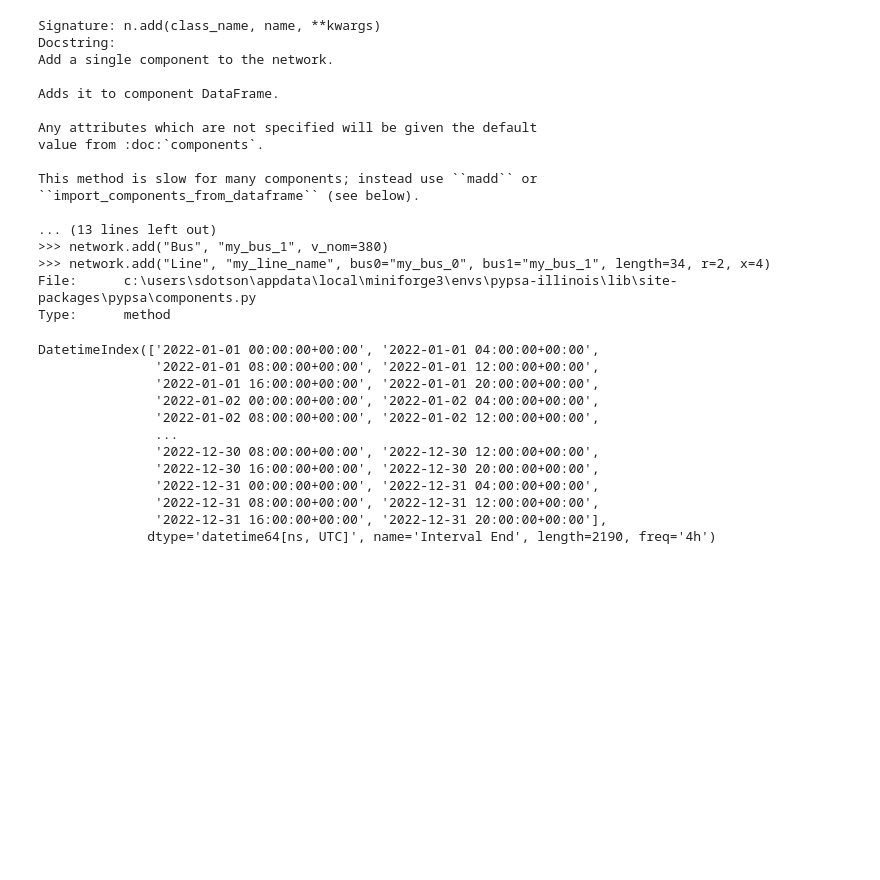
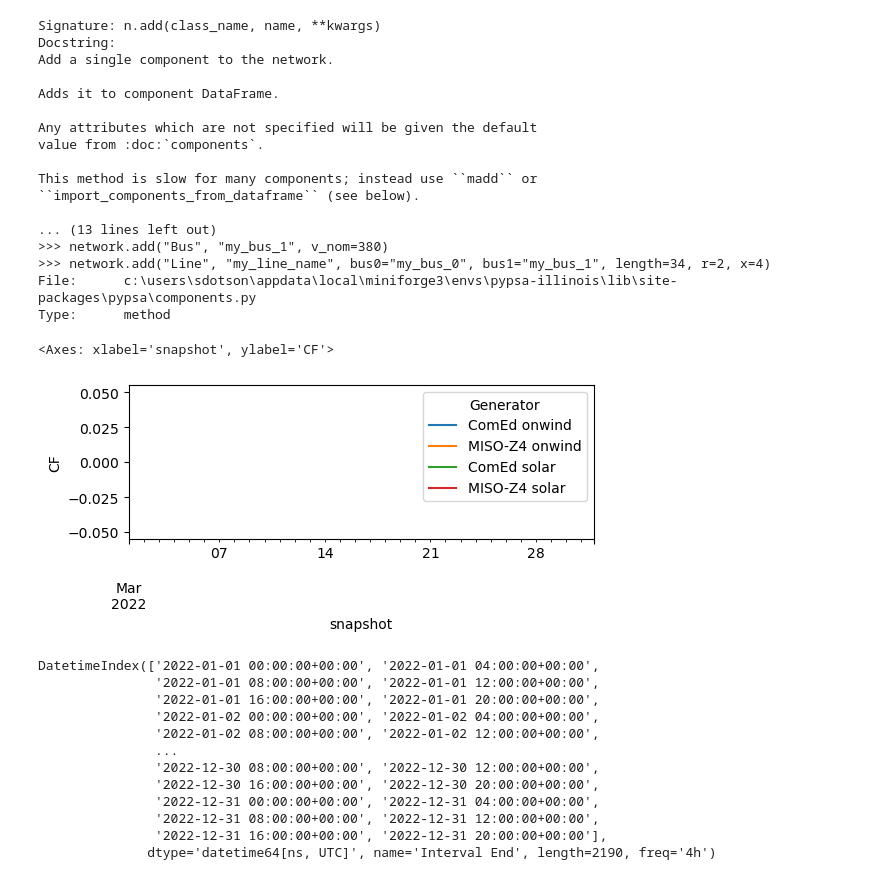
Before and after one commit to ucsusa/pypsa-illinois, a Jupyter notebook: notebooks/illinois_model.ipynb, the cells around one changed output. Saved outputs shown, nothing was run; the diff lists cells and outputs as text; code cells hidden in the pictures; blank space fills up the shorter version.

```diff
--- a/notebooks/illinois_model.ipynb
+++ b/notebooks/illinois_model.ipynb
@@ -259,7 +259,7 @@ for tech in ['onwind','solar']:
 
         n.add(
             class_name = "Generator",
-            name = f"{bus} {tech}"
+            name = f"{bus} {tech}",
             bus=bus,
             carrier=tech,
             p_max_pu = ts,
@@ -268,6 +268,11 @@ for tech in ['onwind','solar']:
             efficiency=costs.at[tech, "efficiency"],
             p_nom_extendable=True,
         )
+# %%
+n.generators_t.p_max_pu.loc["2022-03"].plot(figsize=(6, 2), ylabel="CF")
+# %% [output]
+<Axes: xlabel='snapshot', ylabel='CF'>
+[figure, added]
 # %%
 miso_2022.index
 # %% [output]
```
